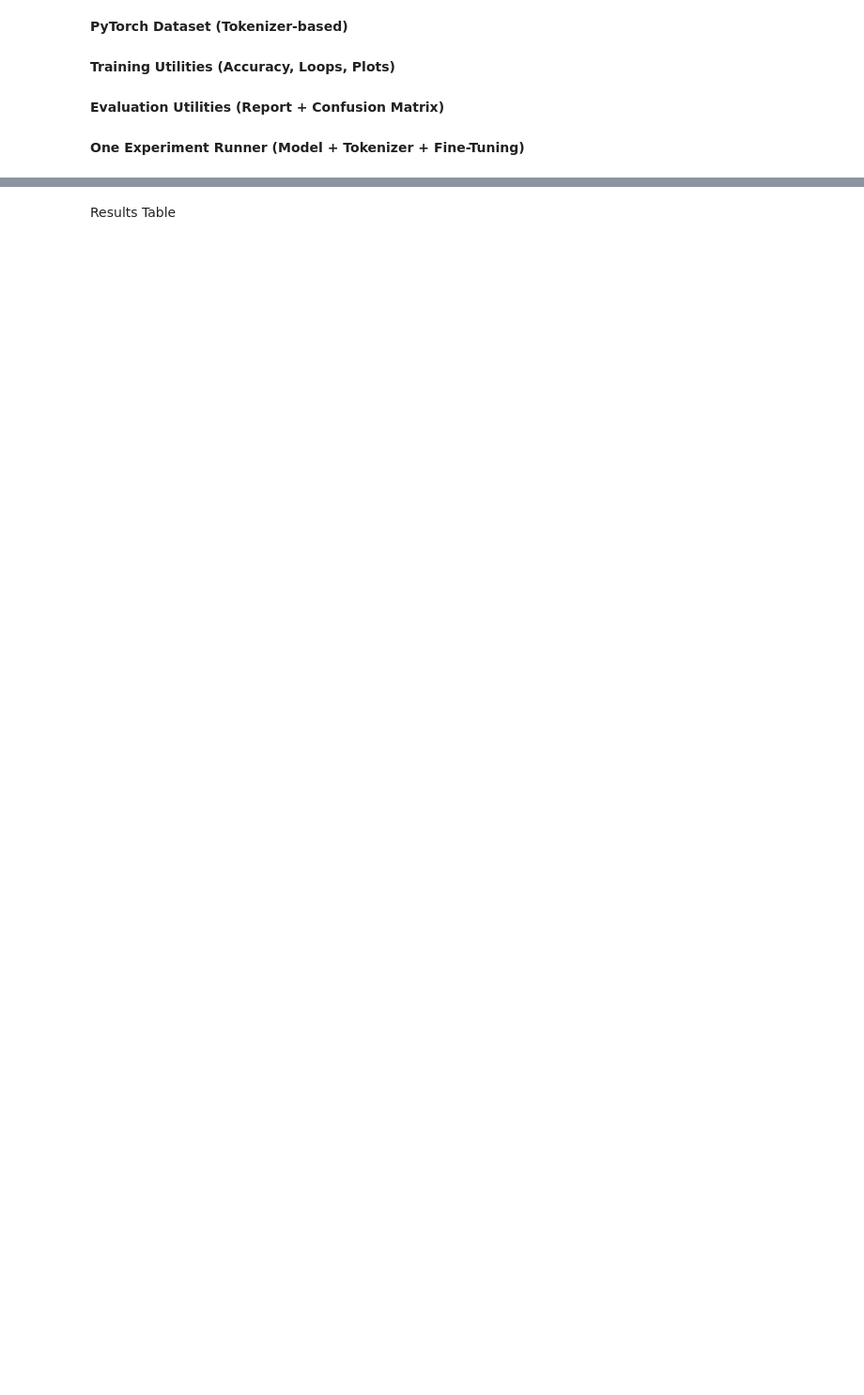
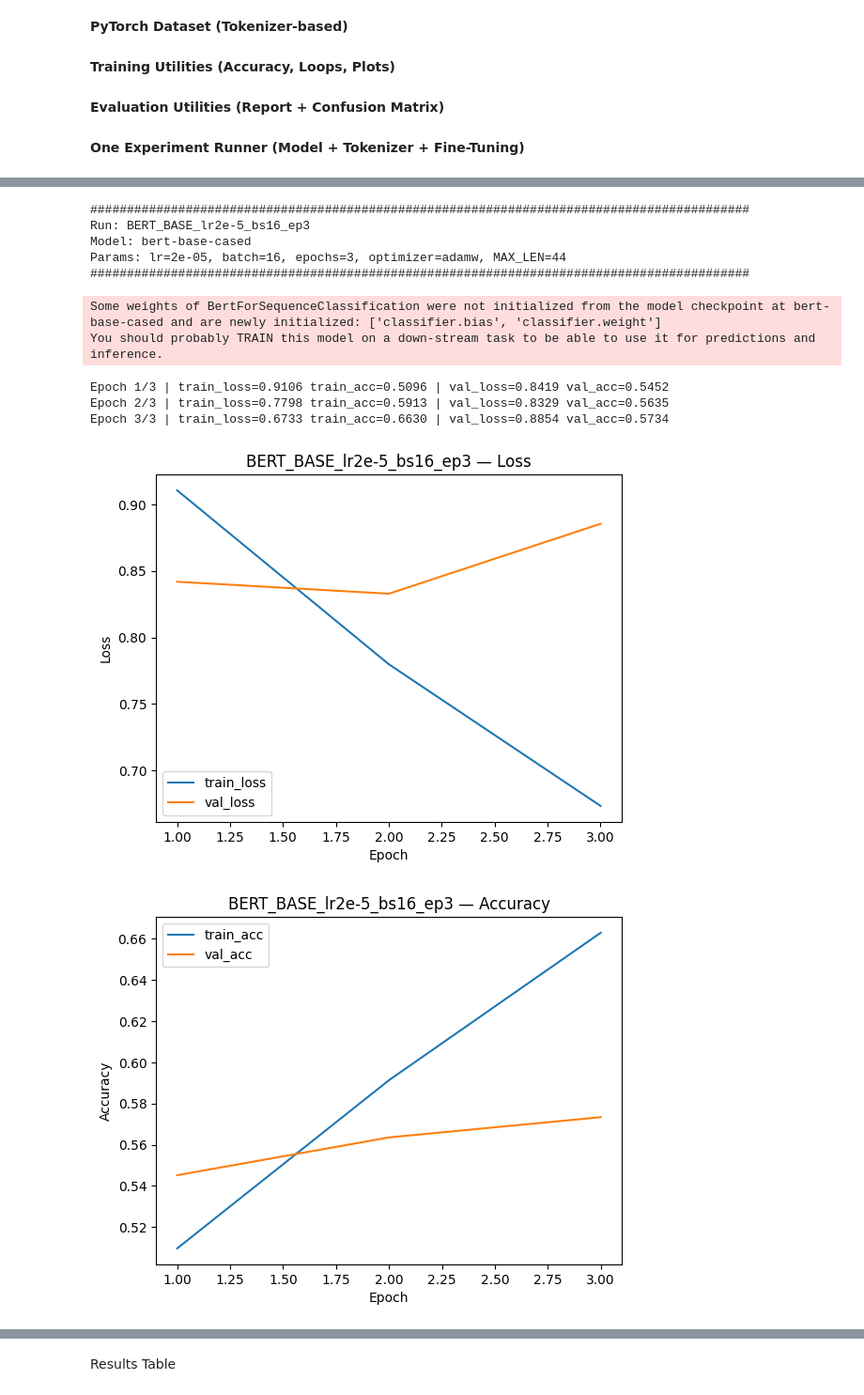
Before and after one commit to eliyahuav/NLP-project, a Jupyter notebook: PART6_Transformers.ipynb, the cells around one changed output, grey strips where cells are left out. Shown at 94% size. Saved outputs shown, nothing was run; the diff lists cells and outputs as text; code cells hidden in the pictures; blank space fills up the shorter version.

```diff
--- a/PART6_Transformers.ipynb
+++ b/PART6_Transformers.ipynb
@@ -471,0 +507,31 @@ for exp in EXPERIMENTS_MORE:
+# %%
+SINGLE_EXPERIMENT = {
+    "run_name": "BERT_BASE_lr2e-5_bs16_ep3",
+    "model": "bert-base-cased",   # or "bert-large-cased"
+    "lr": 2e-5,
+    "batch_size": 16,
+    "epochs": 3,
+    "optimizer": "adamw"          # "adam" or "adamw"
+}
+
+result = run_experiment(
+    model_name=SINGLE_EXPERIMENT["model"],
+    run_name=SINGLE_EXPERIMENT["run_name"],
+    lr=SINGLE_EXPERIMENT["lr"],
+    batch_size=SINGLE_EXPERIMENT["batch_size"],
+    epochs=SINGLE_EXPERIMENT["epochs"],
+    optimizer_name=SINGLE_EXPERIMENT["optimizer"]
+)
+# %% [output]
+##########################################################################################
+Run: BERT_BASE_lr2e-5_bs16_ep3
+Model: bert-base-cased
+Params: lr=2e-05, batch=16, epochs=3, optimizer=adamw, MAX_LEN=44
+##########################################################################################
+Some weights of BertForSequenceClassification were not initialized from the model checkpoint at bert-base-cased and are newly initialized: ['classifier.bias', 'classifier.weight']
+You should probably TRAIN this model on a down-stream task to be able to use it for predictions and inference.
+Epoch 1/3 | train_loss=0.9106 train_acc=0.5096 | val_loss=0.8419 val_acc=0.5452
+Epoch 2/3 | train_loss=0.7798 train_acc=0.5913 | val_loss=0.8329 val_acc=0.5635
+Epoch 3/3 | train_loss=0.6733 train_acc=0.6630 | val_loss=0.8854 val_acc=0.5734
+[figure, added]
+[figure, added]
```
Also changed, not shown: parts of 16 cells of this notebook.
